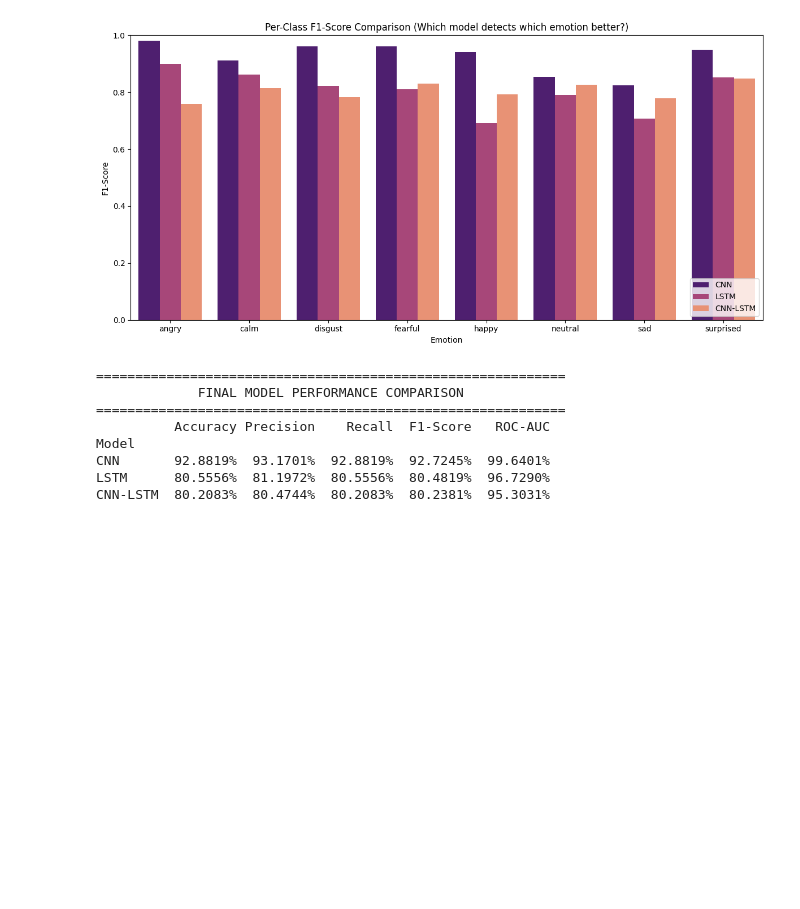
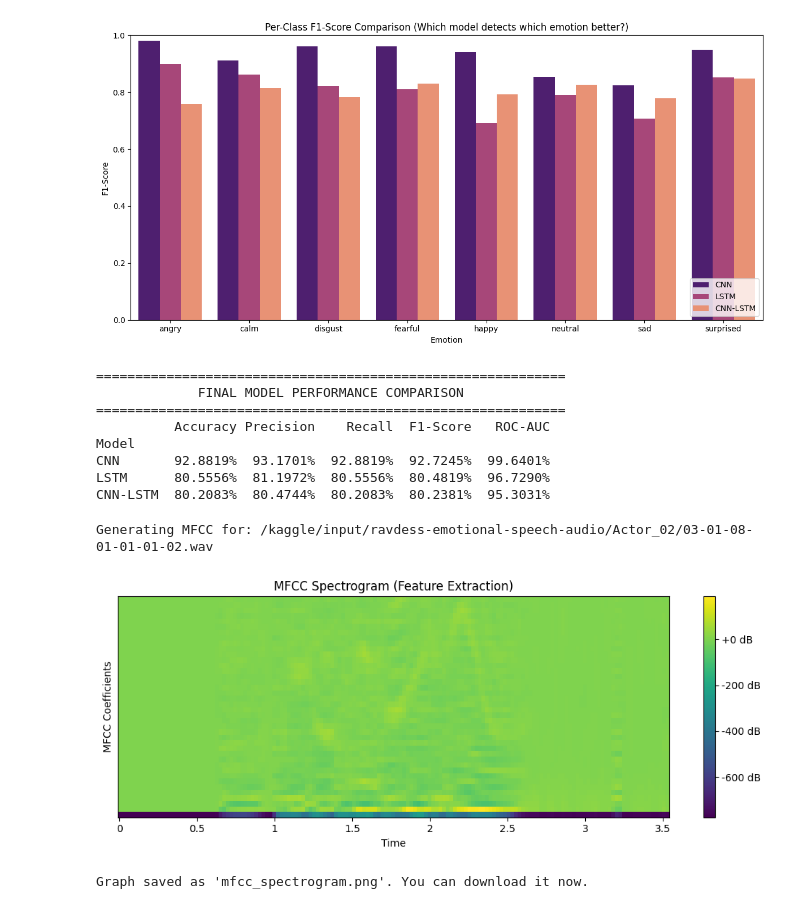
Before and after one commit to Eshtiaque/Emotion-Recognition-Application, a Jupyter notebook: emotion-recognition.ipynb, the cells around one changed output. Drawn from its saved outputs; the diff is of its cells as text; code cells hidden in the pictures; blank space fills up the shorter version.

Commit message:
Kaggle Notebook | Emotion_Recognition_Application | Version 7

```diff
--- a/emotion-recognition.ipynb
+++ b/emotion-recognition.ipynb
@@ -797,3 +797,41 @@ Model
 CNN       92.8819%  93.1701%  92.8819%  92.7245%  99.6401%
 LSTM      80.5556%  81.1972%  80.5556%  80.4819%  96.7290%
 CNN-LSTM  80.2083%  80.4744%  80.2083%  80.2381%  95.3031%
+# %%
+import librosa
+import librosa.display
+import matplotlib.pyplot as plt
+import numpy as np
+import glob
+import os
+
+DATA_PATH="/kaggle/input/ravdess-emotional-speech-audio"
+
+search_path = os.path.join(DATA_PATH, '**', '*.wav')
+files = glob.glob(search_path, recursive=True)
+
+if len(files) > 0:
+    sample_file = files[0]
+    print(f"Generating MFCC for: {sample_file}")
+
+    y, sr = librosa.load(sample_file, sr=22050)
+
+    mfcc = librosa.feature.mfcc(y=y, sr=sr, n_mfcc=40)
+
+    plt.figure(figsize=(10, 4))
+    librosa.display.specshow(mfcc, x_axis='time', sr=sr, cmap='viridis')
+    plt.colorbar(format='%+2.0f dB')
+    plt.title('MFCC Spectrogram (Feature Extraction)')
+    plt.xlabel('Time')
+    plt.ylabel('MFCC Coefficients')
+    plt.tight_layout()
+
+    plt.savefig('mfcc_spectrogram.png', dpi=300)
+    plt.show()
+    print("Graph saved as 'mfcc_spectrogram.png'. You can download it now.")
+else:
+    print("Error: No .wav files found in the data path provided.")
+# %% [output]
+Generating MFCC for: /kaggle/input/ravdess-emotional-speech-audio/Actor_02/03-01-08-01-01-01-02.wav
+[figure, added]
+Graph saved as 'mfcc_spectrogram.png'. You can download it now.
```
Also changed, not shown: parts of 1 cell of this notebook.
